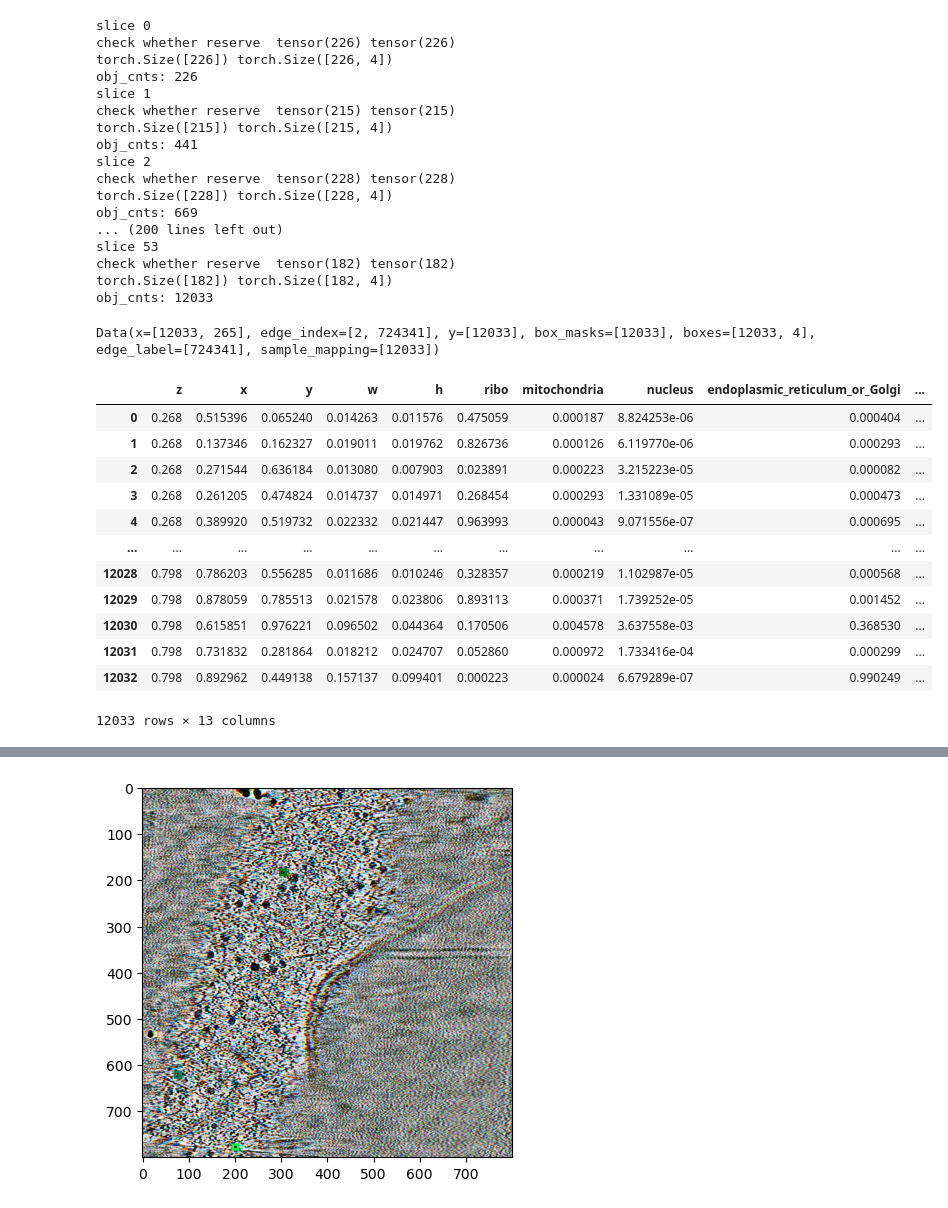
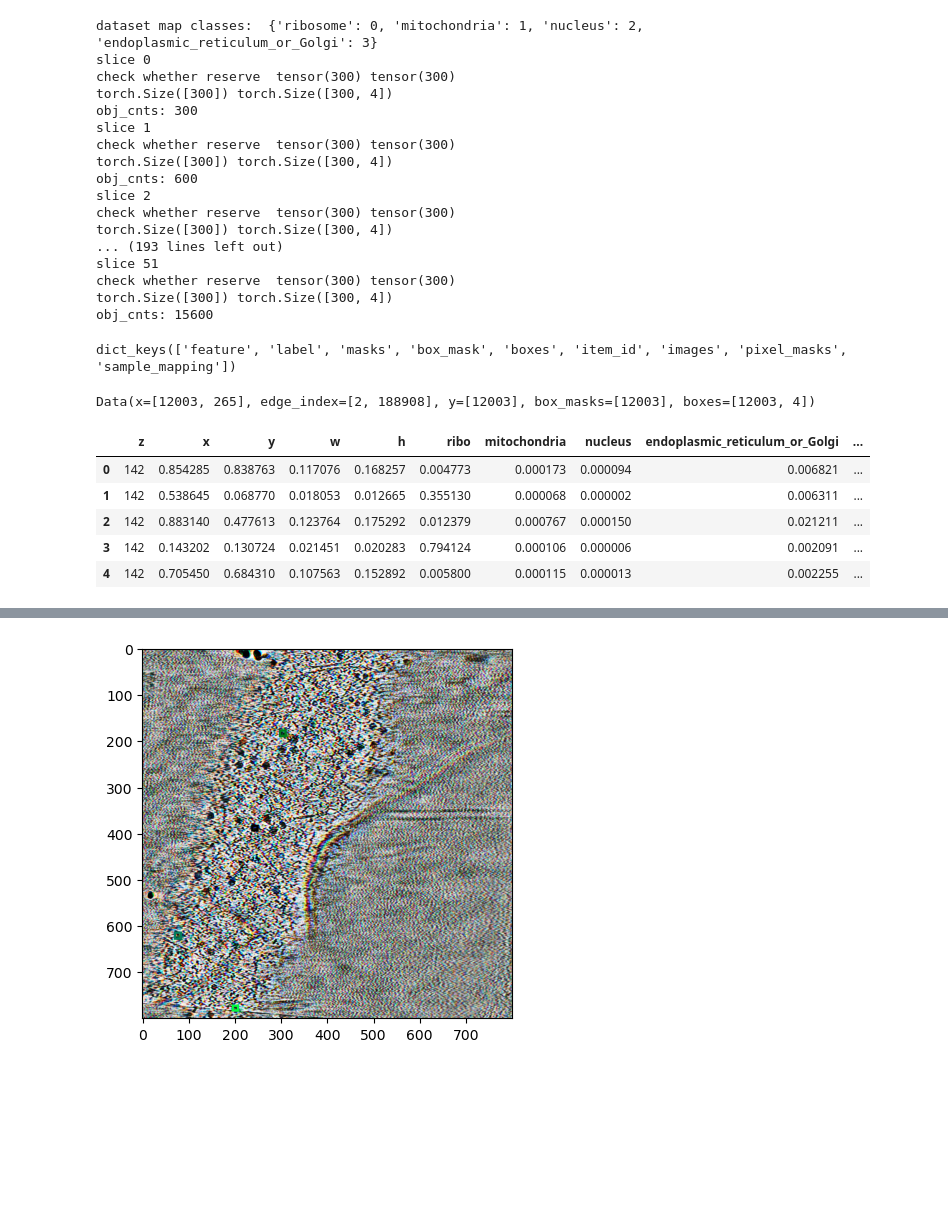
Before and after one commit to tyfei0216/TomoGNN, a Jupyter notebook: demo.ipynb, the cells around one changed output, grey strips where cells are left out. Cells and saved outputs as stored; diff of their text form; code cells hidden in the pictures; blank space fills up the shorter version.

Commit message:
complete mrc training

```diff
--- a/demo.ipynb
+++ b/demo.ipynb
@@ -23,8 +23,3 @@ import pycocotools.coco
 import pycocotools.mask
 import torchvision.transforms.v2 as transforms
 from transformers import DetrConfig, DetrForObjectDetection, DetrImageProcessor, DetrForSegmentation, ConditionalDetrForObjectDetection,ConditionalDetrConfig,ConditionalDetrForSegmentation
-# %%
-#load model
-# model = utils.loadModel("/data/transformer_project/transforemer_model/train_data/training/results/conditional_detr/whole_mrc", "epoch=29-total_validate_auroc=0.8853-total_validate_loss=0.2987-v1.ckpt")
-model = utils.loadModel("/data/transformer_project/transforemer_model/train_data/training/results/conditional_detr/fold1_mrc", "/data/transformer_project/transforemer_model/train_data/training/results/conditional_detr/fold1_mrc/epoch=39-total_validate_auroc=0.8501-total_validate_loss=0.5736.ckpt")
-model = model.eval()
@@ -40,0 +262,4 @@ finish loading parameters
+# %%
+importlib.reload(utils)
+model = utils.loadModel("/data/transformer_project/transforemer_model/train_data/training/results/conditional_detr_mrc_final/fold1_retrain_mm","epoch=33-total_validate_loss=1.2724.ckpt")
+model = model.eval()
@@ -48,7 +286,7 @@ model.stage = "stage 1"
 #                             is_npy=True, filter_class=[3, 4, 7, 12, 14], map_class={"3":0, "4":1, "7":2, "12":3, "14":4}, require_mask=True, transform=data.getConstantTransform(), add_classname=True, norm="hist",filtermin=3
 # )
 dataset = data.MrcDataset(
-    "/data/transformer_project/transforemer_model/train_data/training/newdata/sllt0039.pkl",
+    "/data/transformer_project/transforemer_model/train_data/training/newdata/sllt0039_interpolate.pkl",
     norm="hist",
     reshape=800,
     gap=5,
@@ -59,64 +297,63 @@ dataset = data.MrcDataset(
 )
 # dataset = data.TestDatasetMrc("/data/transformer_project/transforemer_model/train_data/sull20240716_sllt0039/tomo/sllt0039_9.62Apx.mrc", norm="hist", reshape=800, gap=5, length_for_average=10)
 retdict = utils.buildStage2(model, dataset, (800, 800), 0.05, has_none=False, empty=4)
-graph = utils.convertStage2Dataset(retdict)
+graph = utils.convertStage2Dataset(retdict, num_classes=4)
 # %% [output]
+dataset map classes:  {'ribosome': 0, 'mitochondria': 1, 'nucleus': 2, 'endoplasmic_reticulum_or_Golgi': 3}
 slice 0
-check whether reserve  tensor(226) tensor(226)
-torch.Size([226]) torch.Size([226, 4])
-obj_cnts: 226
+check whether reserve  tensor(300) tensor(300)
+torch.Size([300]) torch.Size([300, 4])
+obj_cnts: 300
 slice 1
-check whether reserve  tensor(215) tensor(215)
-torch.Size([215]) torch.Size([215, 4])
-obj_cnts: 441
+check whether reserve  tensor(300) tensor(300)
+torch.Size([300]) torch.Size([300, 4])
+obj_cnts: 600
 slice 2
-check whether reserve  tensor(228) tensor(228)
-torch.Size([228]) torch.Size([228, 4])
-obj_cnts: 669
-... (200 lines left out)
-slice 53
-check whether reserve  tensor(182) tensor(182)
-torch.Size([182]) torch.Size([182, 4])
-obj_cnts: 12033
+check whether reserve  tensor(300) tensor(300)
+torch.Size([300]) torch.Size([300, 4])
+... (193 lines left out)
+slice 51
+check whether reserve  tensor(300) tensor(300)
+torch.Size([300]) torch.Size([300, 4])
+obj_cnts: 15600
+# %%
+retdict.keys()
+# %% [output]
+dict_keys(['feature', 'label', 'masks', 'box_mask', 'boxes', 'item_id', 'images', 'pixel_masks', 'sample_mapping'])
 # %%
 graph
 # %% [output]
-Data(x=[12033, 265], edge_index=[2, 724341], y=[12033], box_masks=[12033], boxes=[12033, 4], edge_label=[724341], sample_mapping=[12033])
+Data(x=[12003, 265], edge_index=[2, 188908], y=[12003], box_masks=[12003], boxes=[12003, 4])
 # %%
 # run stage 2
 model.stage = "stage 2"
 with torch.no_grad():
     res = model(graph.x, graph.edge_index)
-z = graph.x[:, [0]]
+z = graph.x[:, [0]] * 500
+xyzh = graph.x[:, [1, 2, 3, 4]]
 prob = torch.softmax(res["predict"], 1)
 pred_boxes = res["box"]
 # %%
 # concat results from different slices
-df = torch.cat([z, pred_boxes, prob], 1)
+df = torch.cat([z, pred_boxes, prob, xyzh], 1)
 df = df.detach().numpy()
 # df = pd.DataFrame(df, columns=["z", "x", "y", "w", "h", "ribo", "microtubule", "nucleus", "endoplasmic_reticulum_or_Golgi", "mitochondria", "None"])
-df = pd.DataFrame(df, columns=["z", "x", "y", "w", "h", "ribo",  "mitochondria", "nucleus", "endoplasmic_reticulum_or_Golgi", "None"])
+df = pd.DataFrame(df, columns=["z", "x", "y", "w", "h", "ribo",  "mitochondria", "nucleus", "endoplasmic_reticulum_or_Golgi", "None", "ori_x", "ori_y", "ori_w", "ori_h"])
+df["z"] = df["z"].astype("int")
 # subdf = df[["ribo", "microtubule", "nucleus", "endoplasmic_reticulum_or_Golgi", "mitochondria", "None"]]
 subdf = df[["ribo", "nucleus", "endoplasmic_reticulum_or_Golgi", "mitochondria", "None"]]
 v = subdf.values
 # v = v > np.array([0.6, 0.5, 0.5, 0.5, 0.5, 1.2])
 v = v > np.array([0.4, 0.5, 0.5, 0.5, 1.2])
 v = v.any(axis=1)
 df["max"] = subdf.max(axis=1)
 df["largest"] = subdf.idxmax(axis=1)
 df["prob"] = v
-df
+df.head()
 # %% [output]
 |  | z | x | y | w | h | ribo | mitochondria | nucleus | endoplasmic_reticulum_or_Golgi | ... |
-| 0 | 0.268 | 0.515396 | 0.065240 | 0.014263 | 0.011576 | 0.475059 | 0.000187 | 8.824253e-06 | 0.000404 | ... |
-| 1 | 0.268 | 0.137346 | 0.162327 | 0.019011 | 0.019762 | 0.826736 | 0.000126 | 6.119770e-06 | 0.000293 | ... |
-| 2 | 0.268 | 0.271544 | 0.636184 | 0.013080 | 0.007903 | 0.023891 | 0.000223 | 3.215223e-05 | 0.000082 | ... |
-| 3 | 0.268 | 0.261205 | 0.474824 | 0.014737 | 0.014971 | 0.268454 | 0.000293 | 1.331089e-05 | 0.000473 | ... |
-| 4 | 0.268 | 0.389920 | 0.519732 | 0.022332 | 0.021447 | 0.963993 | 0.000043 | 9.071556e-07 | 0.000695 | ... |
-| ... | ... | ... | ... | ... | ... | ... | ... | ... | ... | ... |
-| 12028 | 0.798 | 0.786203 | 0.556285 | 0.011686 | 0.010246 | 0.328357 | 0.000219 | 1.102987e-05 | 0.000568 | ... |
-| 12029 | 0.798 | 0.878059 | 0.785513 | 0.021578 | 0.023806 | 0.893113 | 0.000371 | 1.739252e-05 | 0.001452 | ... |
-| 12030 | 0.798 | 0.615851 | 0.976221 | 0.096502 | 0.044364 | 0.170506 | 0.004578 | 3.637558e-03 | 0.368530 | ... |
-| 12031 | 0.798 | 0.731832 | 0.281864 | 0.018212 | 0.024707 | 0.052860 | 0.000972 | 1.733416e-04 | 0.000299 | ... |
-| 12032 | 0.798 | 0.892962 | 0.449138 | 0.157137 | 0.099401 | 0.000223 | 0.000024 | 6.679289e-07 | 0.990249 | ... |
+| 0 | 142 | 0.854285 | 0.838763 | 0.117076 | 0.168257 | 0.004773 | 0.000173 | 0.000094 | 0.006821 | ... |
+| 1 | 142 | 0.538645 | 0.068770 | 0.018053 | 0.012665 | 0.355130 | 0.000068 | 0.000002 | 0.006311 | ... |
+| 2 | 142 | 0.883140 | 0.477613 | 0.123764 | 0.175292 | 0.012379 | 0.000767 | 0.000150 | 0.021211 | ... |
+| 3 | 142 | 0.143202 | 0.130724 | 0.021451 | 0.020283 | 0.794124 | 0.000106 | 0.000006 | 0.002091 | ... |
+| 4 | 142 | 0.705450 | 0.684310 | 0.107563 | 0.152892 | 0.005800 | 0.000115 | 0.000013 | 0.002255 | ... |
-12033 rows × 13 columns
```
Also changed, not shown: parts of 41 cells of this notebook, 9 other files.
